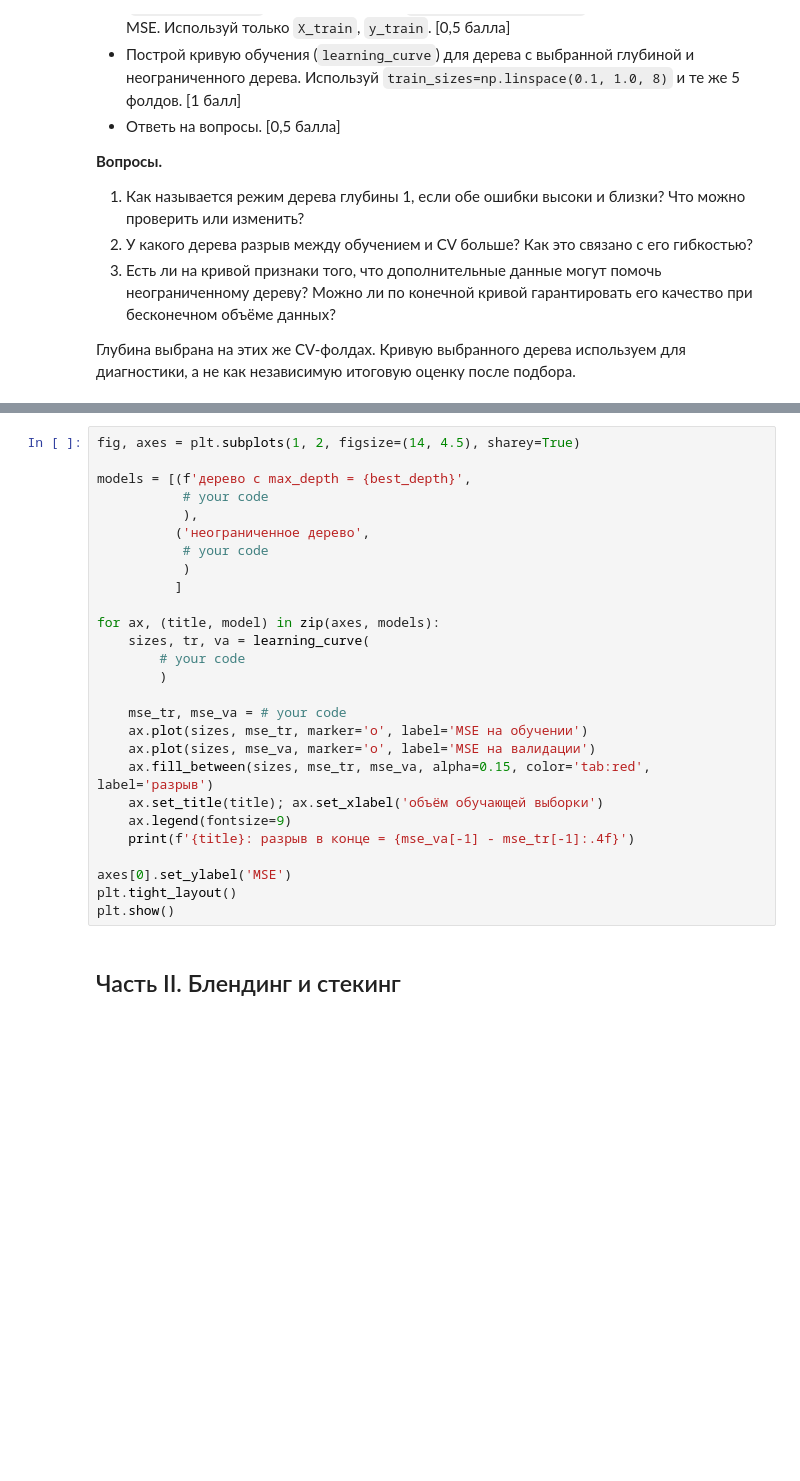
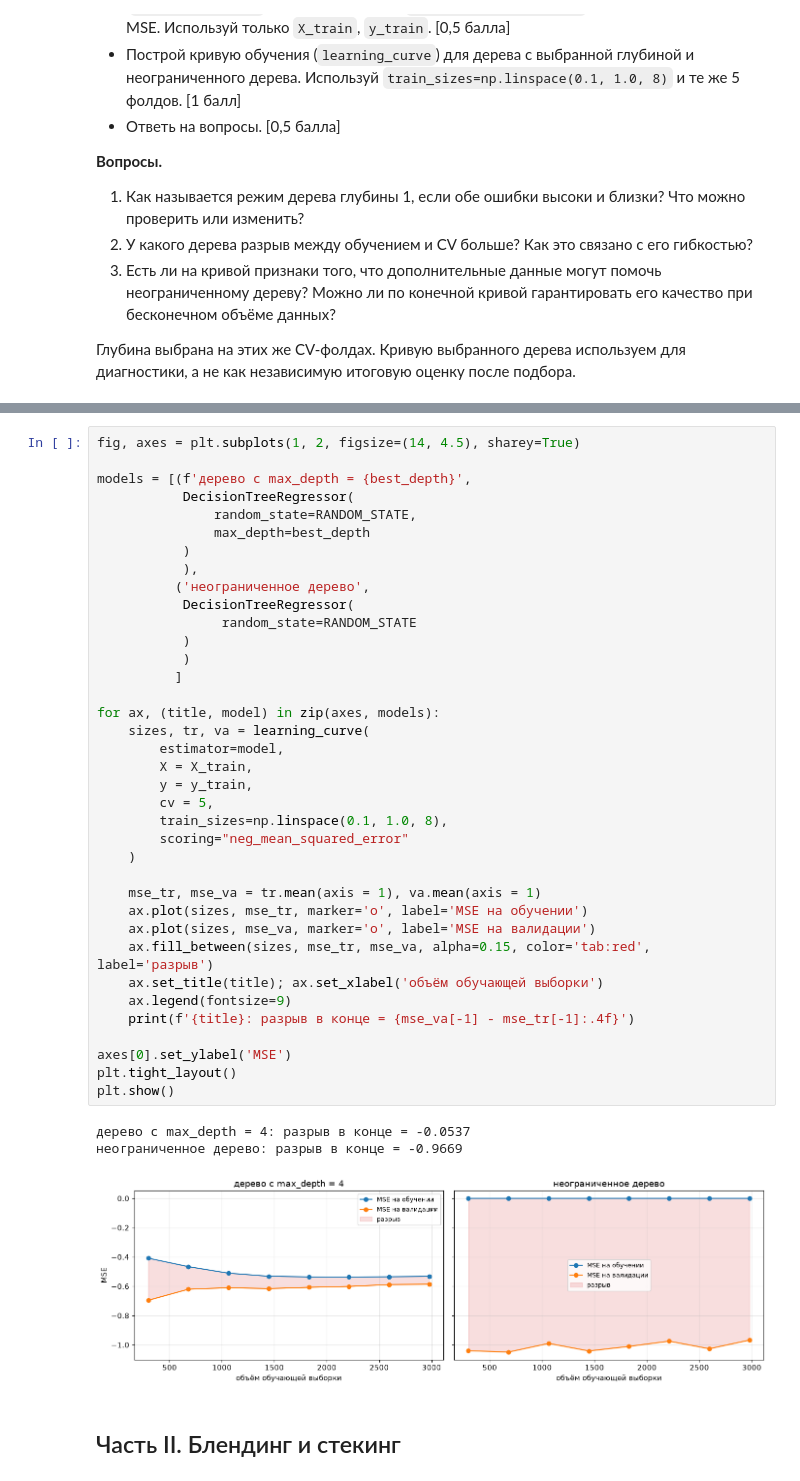
Before and after one commit to krivonosovti/CU, a Jupyter notebook: ML/Homework/Неделя_7_Машинное_обучение_ДЗ.ipynb, the cells around one changed output, grey strips where cells are left out. Saved outputs shown, nothing was run; the diff lists cells and outputs as text; blank space fills up the shorter version.

```diff
--- a/ML/Homework/Неделя_7_Машинное_обучение_ДЗ.ipynb
+++ b/ML/Homework/Неделя_7_Машинное_обучение_ДЗ.ipynb
@@ -230,30 +288,44 @@ print(f'Дерево глубины 20: CV-MSE = {mse_valid_cv[-1]:.4f}, '
 # %%
 fig, axes = plt.subplots(1, 2, figsize=(14, 4.5), sharey=True)
 
 models = [(f'дерево с max_depth = {best_depth}',
-           # your code
+           DecisionTreeRegressor(
+               random_state=RANDOM_STATE,
+               max_depth=best_depth
+           )
            ),
           ('неограниченное дерево',
-           # your code
+           DecisionTreeRegressor(
+                random_state=RANDOM_STATE
+           )
            )
           ]
 
 for ax, (title, model) in zip(axes, models):
     sizes, tr, va = learning_curve(
-        # your code
-        )
+        estimator=model,
+        X = X_train,
+        y = y_train,
+        cv = 5,
+        train_sizes=np.linspace(0.1, 1.0, 8),
+        scoring="neg_mean_squared_error"
+    )
 
-    mse_tr, mse_va = # your code
+    mse_tr, mse_va = tr.mean(axis = 1), va.mean(axis = 1)
     ax.plot(sizes, mse_tr, marker='o', label='MSE на обучении')
     ax.plot(sizes, mse_va, marker='o', label='MSE на валидации')
     ax.fill_between(sizes, mse_tr, mse_va, alpha=0.15, color='tab:red', label='разрыв')
     ax.set_title(title); ax.set_xlabel('объём обучающей выборки')
     ax.legend(fontsize=9)
     print(f'{title}: разрыв в конце = {mse_va[-1] - mse_tr[-1]:.4f}')
 
 axes[0].set_ylabel('MSE')
 plt.tight_layout()
 plt.show()
+# %% [output]
+дерево с max_depth = 4: разрыв в конце = -0.0537
+неограниченное дерево: разрыв в конце = -0.9669
+[figure, added]
 # %% [markdown]
 ## Часть II. Блендинг и стекинг
 # %% [markdown]
```
Also changed, not shown: parts of 16 cells of this notebook.
